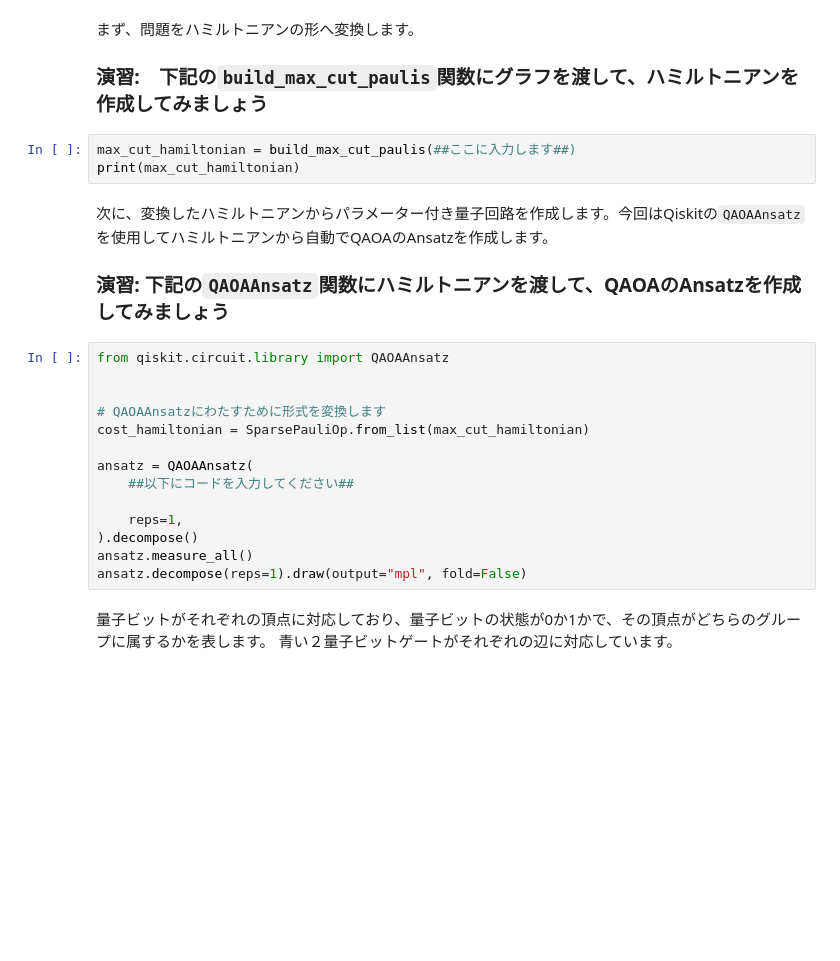
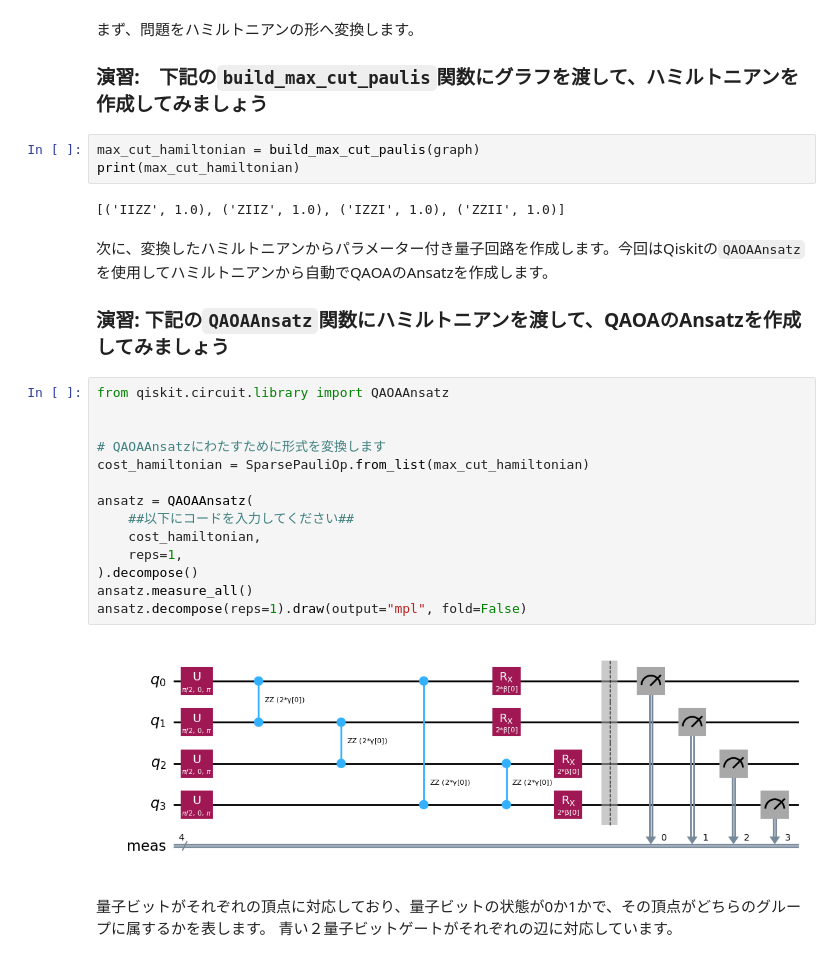
Before and after one commit to quantum-tokyo/UTokyo-komaba-school, a Jupyter notebook: day2/20250930_7_maxcut.ipynb, the cells around one changed output. Cells and saved outputs as stored; diff of their text form; blank space fills up the shorter version.

```diff
--- a/day2/20250930_7_maxcut.ipynb
+++ b/day2/20250930_7_maxcut.ipynb
@@ -122,8 +128,10 @@ def cost_func_sampler(params, ansatz, hamiltonian, sampler):
 
 ### 演習:　下記の`build_max_cut_paulis`関数にグラフを渡して、ハミルトニアンを作成してみましょう
 # %%
-max_cut_hamiltonian = build_max_cut_paulis(##ここに入力します##)
+max_cut_hamiltonian = build_max_cut_paulis(graph)
 print(max_cut_hamiltonian)
+# %% [output]
+[('IIZZ', 1.0), ('ZIIZ', 1.0), ('IZZI', 1.0), ('ZZII', 1.0)]
 # %% [markdown]
 次に、変換したハミルトニアンからパラメーター付き量子回路を作成します。今回はQiskitの`QAOAAnsatz`を使用してハミルトニアンから自動でQAOAのAnsatzを作成します。
 
@@ -131,17 +139,19 @@ print(max_cut_hamiltonian)
 # %%
 from qiskit.circuit.library import QAOAAnsatz
 
 
 # QAOAAnsatzにわたすために形式を変換します
 cost_hamiltonian = SparsePauliOp.from_list(max_cut_hamiltonian)
 
 ansatz = QAOAAnsatz(
     ##以下にコードを入力してください##
-
+    cost_hamiltonian,
     reps=1,
 ).decompose()
 ansatz.measure_all()
 ansatz.decompose(reps=1).draw(output="mpl", fold=False)
+# %% [output]
+[figure, added]
 # %% [markdown]
 量子ビットがそれぞれの頂点に対応しており、量子ビットの状態が0か1かで、その頂点がどちらのグループに属するかを表します。
 青い２量子ビットゲートがそれぞれの辺に対応しています。
```
Also changed, not shown: parts of 8 cells of this notebook, 1 other file.
